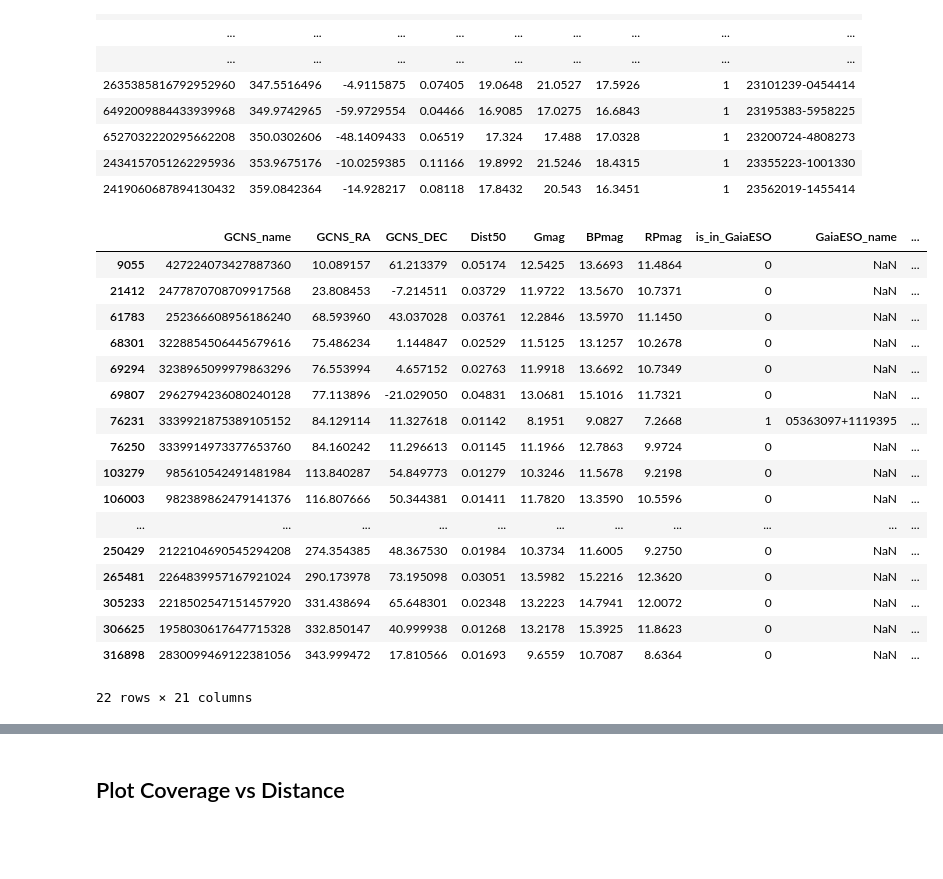
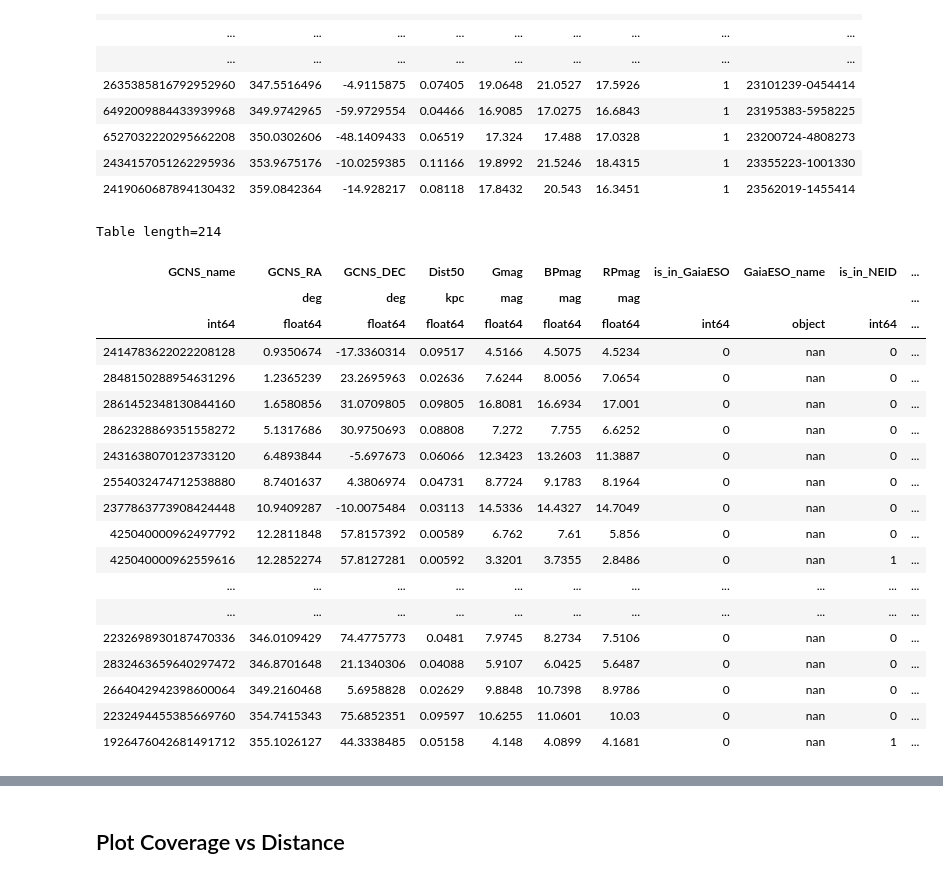
Before and after one commit to eyu22/BL2025, a Jupyter notebook: compile_catalogs.ipynb, the cells around one changed output, grey strips where cells are left out. Saved outputs shown, nothing was run; the diff lists cells and outputs as text; code cells hidden in the pictures; blank space fills up the shorter version.

```diff
--- a/compile_catalogs.ipynb
+++ b/compile_catalogs.ipynb
@@ -56,0 +53,9 @@ max(hires['dec'])
+# %%
+# Open the KPF file
+# https://koa.ipac.caltech.edu/UserGuide/public_data.html
+kpf = Table.read('/datax/scratch/emmay/KPF/kpf.csv')
+mask = np.isfinite(kpf['ra']) & np.isfinite(kpf['dec'])
+mask &= (~kpf['ra'].mask) & (~kpf['dec'].mask)
+mask &= kpf['dec'] <=90
+kpf_clean = kpf[mask]
+kpf_clean
@@ -231,6 +256,28 @@ HIRES_name[matches_hires] = hires_clean['ofname'][idx_hires[matches_hires]]
 # === 7) Add to catalog_summary ===
 catalog_summary['is_in_HIRES'] = is_in_HIRES
 catalog_summary['HIRES_name'] = HIRES_name
+# %%
+# === 2) Build SkyCoord in decimal degrees ===
+kpf_c = SkyCoord(kpf_clean['ra']*u.deg, kpf_clean['dec']*u.deg, frame='icrs')
+
+# === 3) Match GCNS to HIRES ===
+idx_kpf, d2d_kpf, _ = GCNS_C.match_to_catalog_sky(kpf_c)
+
+# === 4) Limit to matches within e.g. 2 arcsec ===
+matches_kpf = d2d_kpf < 2 * u.arcsec
+
+# === 5) Prepare columns ===
+is_in_KPF = np.zeros(len(gcns), dtype=int)
+KPF_name = np.full(len(gcns), np.nan, dtype=object)
+
+# === 6) Fill matched rows ===
+# Adjust the column name 'object' to whatever your HIRES ID column is!
+is_in_KPF[matches_kpf] = 1
+KPF_name[matches_kpf] = kpf_clean['ofname'][idx_kpf[matches_kpf]]
+
+# === 7) Add to catalog_summary ===
+catalog_summary['is_in_KPF'] = is_in_KPF
+catalog_summary['HIRES_nKPF_nameame'] = KPF_name
 # %%
 # === 2) Build SkyCoord for HARPS in decimal degrees ===
 harps_c = SkyCoord(harps['RA_deg'] * u.deg, harps['Dec_deg'] * u.deg, frame='icrs')
@@ -295,23 +342,25 @@ CARMENES_names = np.full(len(catalog_summary), np.nan, dtype=object)
 CARMENES_names[matches] = CARMENES['Target'].values[idx[matches]]
 catalog_summary['CARMENES_name'] = CARMENES_names
 # %%
-catalog_summary[catalog_summary['is_in_CARMENES']==1]
+catalog_summary[catalog_summary['is_in_KPF']==1]
 # %% [output]
+Table length=214
-|  | GCNS_name | GCNS_RA | GCNS_DEC | Dist50 | Gmag | BPmag | RPmag | is_in_GaiaESO | GaiaESO_name | ... |
-| 9055 | 427224073427887360 | 10.089157 | 61.213379 | 0.05174 | 12.5425 | 13.6693 | 11.4864 | 0 | NaN | ... |
-| 21412 | 2477870708709917568 | 23.808453 | -7.214511 | 0.03729 | 11.9722 | 13.5670 | 10.7371 | 0 | NaN | ... |
-| 61783 | 252366608956186240 | 68.593960 | 43.037028 | 0.03761 | 12.2846 | 13.5970 | 11.1450 | 0 | NaN | ... |
-| 68301 | 3228854506445679616 | 75.486234 | 1.144847 | 0.02529 | 11.5125 | 13.1257 | 10.2678 | 0 | NaN | ... |
-| 69294 | 3238965099979863296 | 76.553994 | 4.657152 | 0.02763 | 11.9918 | 13.6692 | 10.7349 | 0 | NaN | ... |
-| 69807 | 2962794236080240128 | 77.113896 | -21.029050 | 0.04831 | 13.0681 | 15.1016 | 11.7321 | 0 | NaN | ... |
-| 76231 | 3339921875389105152 | 84.129114 | 11.327618 | 0.01142 | 8.1951 | 9.0827 | 7.2668 | 1 | 05363097+1119395 | ... |
-| 76250 | 3339914973377653760 | 84.160242 | 11.296613 | 0.01145 | 11.1966 | 12.7863 | 9.9724 | 0 | NaN | ... |
-| 103279 | 985610542491481984 | 113.840287 | 54.849773 | 0.01279 | 10.3246 | 11.5678 | 9.2198 | 0 | NaN | ... |
-| 106003 | 982389862479141376 | 116.807666 | 50.344381 | 0.01411 | 11.7820 | 13.3590 | 10.5596 | 0 | NaN | ... |
+| GCNS_name | GCNS_RA | GCNS_DEC | Dist50 | Gmag | BPmag | RPmag | is_in_GaiaESO | GaiaESO_name | is_in_NEID | ... |
+|  | deg | deg | kpc | mag | mag | mag |  |  |  | ... |
+| int64 | float64 | float64 | float64 | float64 | float64 | float64 | int64 | object | int64 | ... |
+| 2414783622022208128 | 0.9350674 | -17.3360314 | 0.09517 | 4.5166 | 4.5075 | 4.5234 | 0 | nan | 0 | ... |
+| 2848150288954631296 | 1.2365239 | 23.2695963 | 0.02636 | 7.6244 | 8.0056 | 7.0654 | 0 | nan | 0 | ... |
+| 2861452348130844160 | 1.6580856 | 31.0709805 | 0.09805 | 16.8081 | 16.6934 | 17.001 | 0 | nan | 0 | ... |
+| 2862328869351558272 | 5.1317686 | 30.9750693 | 0.08808 | 7.272 | 7.755 | 6.6252 | 0 | nan | 0 | ... |
+| 2431638070123733120 | 6.4893844 | -5.697673 | 0.06066 | 12.3423 | 13.2603 | 11.3887 | 0 | nan | 0 | ... |
+| 2554032474712538880 | 8.7401637 | 4.3806974 | 0.04731 | 8.7724 | 9.1783 | 8.1964 | 0 | nan | 0 | ... |
+| 2377863773908424448 | 10.9409287 | -10.0075484 | 0.03113 | 14.5336 | 14.4327 | 14.7049 | 0 | nan | 0 | ... |
+| 425040000962497792 | 12.2811848 | 57.8157392 | 0.00589 | 6.762 | 7.61 | 5.856 | 0 | nan | 0 | ... |
+| 425040000962559616 | 12.2852274 | 57.8127281 | 0.00592 | 3.3201 | 3.7355 | 2.8486 | 0 | nan | 1 | ... |
 | ... | ... | ... | ... | ... | ... | ... | ... | ... | ... | ... |
-| 250429 | 2122104690545294208 | 274.354385 | 48.367530 | 0.01984 | 10.3734 | 11.6005 | 9.2750 | 0 | NaN | ... |
-| 265481 | 2264839957167921024 | 290.173978 | 73.195098 | 0.03051 | 13.5982 | 15.2216 | 12.3620 | 0 | NaN | ... |
-| 305233 | 2218502547151457920 | 331.438694 | 65.648301 | 0.02348 | 13.2223 | 14.7941 | 12.0072 | 0 | NaN | ... |
-| 306625 | 1958030617647715328 | 332.850147 | 40.999938 | 0.01268 | 13.2178 | 15.3925 | 11.8623 | 0 | NaN | ... |
-| 316898 | 2830099469122381056 | 343.999472 | 17.810566 | 0.01693 | 9.6559 | 10.7087 | 8.6364 | 0 | NaN | ... |
+| ... | ... | ... | ... | ... | ... | ... | ... | ... | ... | ... |
+| 2232698930187470336 | 346.0109429 | 74.4775773 | 0.0481 | 7.9745 | 8.2734 | 7.5106 | 0 | nan | 0 | ... |
+| 2832463659640297472 | 346.8701648 | 21.1340306 | 0.04088 | 5.9107 | 6.0425 | 5.6487 | 0 | nan | 0 | ... |
+| 2664042942398600064 | 349.2160468 | 5.6958828 | 0.02629 | 9.8848 | 10.7398 | 8.9786 | 0 | nan | 0 | ... |
+| 2232494455385669760 | 354.7415343 | 75.6852351 | 0.09597 | 10.6255 | 11.0601 | 10.03 | 0 | nan | 0 | ... |
+| 1926476042681491712 | 355.1026127 | 44.3338485 | 0.05158 | 4.148 | 4.0899 | 4.1681 | 0 | nan | 1 | ... |
-22 rows × 21 columns
```
Also changed, not shown: parts of 4 cells of this notebook, 2 other files.
